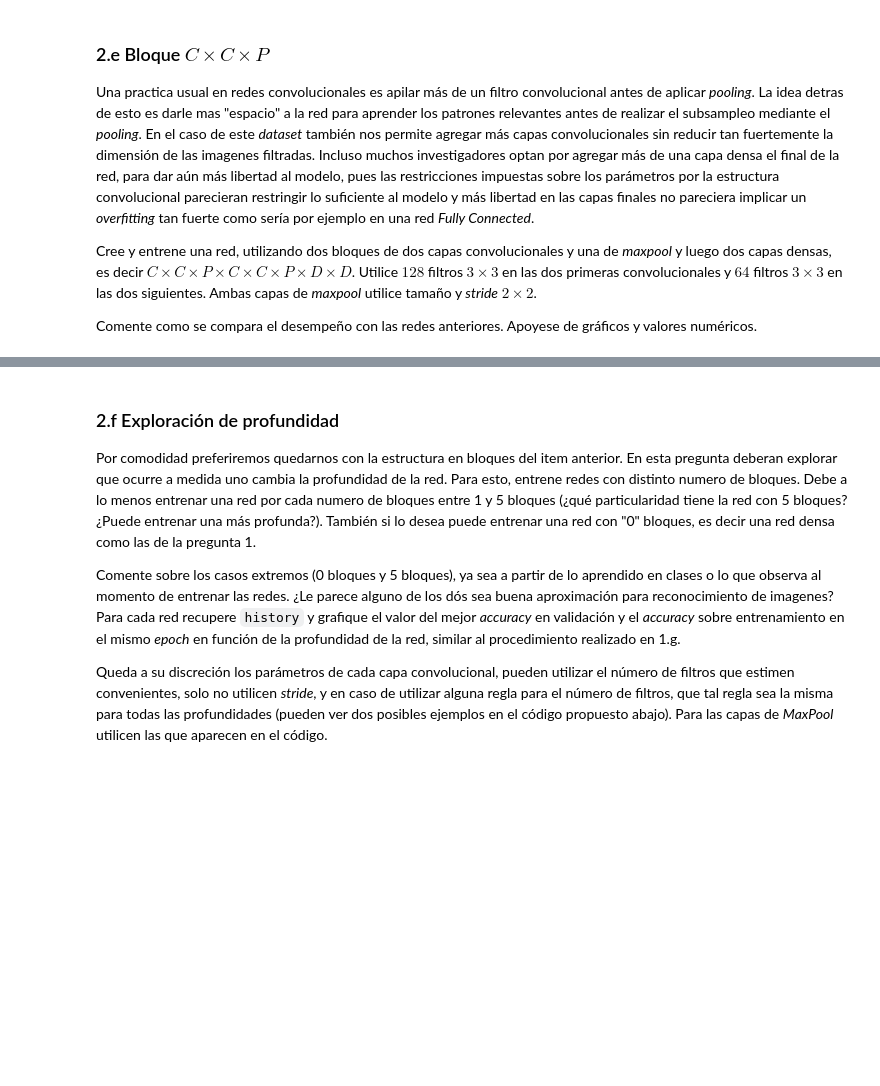
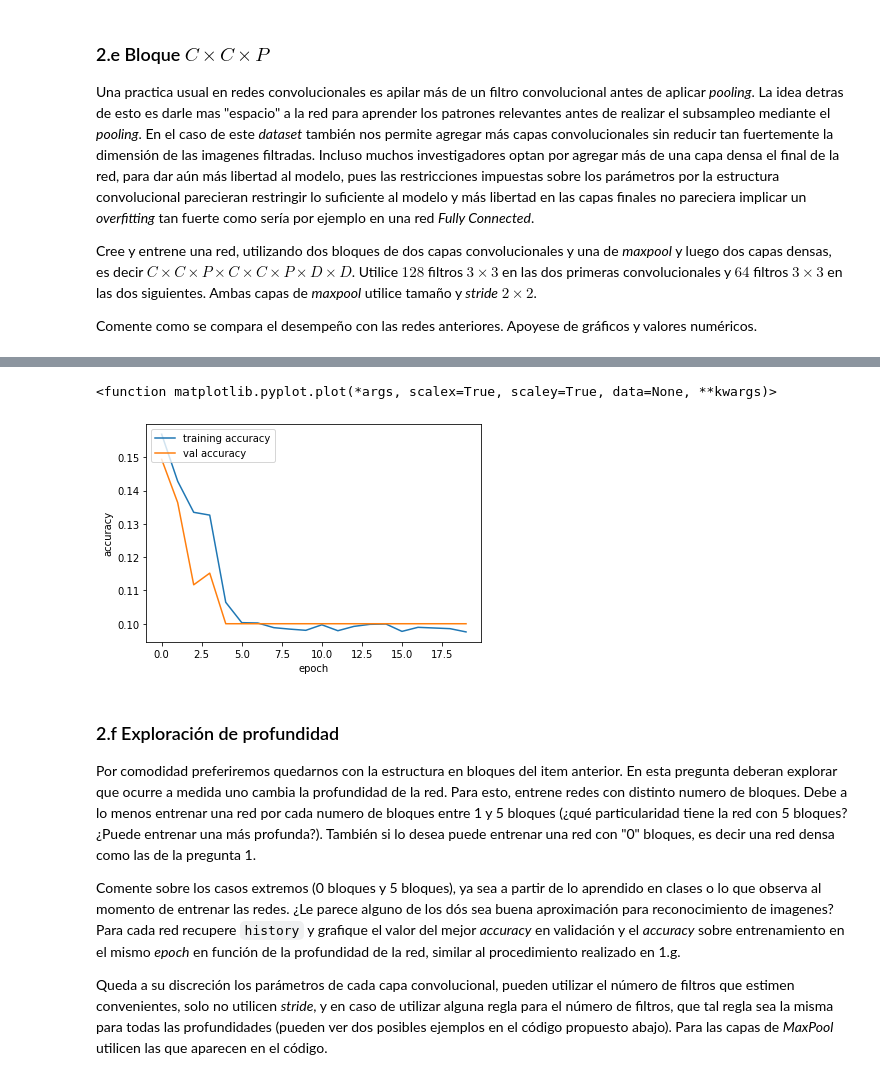
Before and after one commit to gekkoseba/Redes-neuronales, a Jupyter notebook: Tareas/Enunciado Tarea 1.ipynb, the cells around one changed output, grey strips where cells are left out. Saved outputs shown, nothing was run; the diff lists cells and outputs as text; code cells hidden in the pictures; blank space fills up the shorter version.

```diff
--- a/Tareas/Enunciado Tarea 1.ipynb
+++ b/Tareas/Enunciado Tarea 1.ipynb
@@ -1691,0 +1744,4 @@ Comente como se compara el desempeño con las redes anteriores. Apoyese de gráf
+# %%
+model.compile(optimizer='adam',loss='categorical_crossentropy',metrics=['accuracy'])
+
+history = model.fit(x_tr, y_tr, epochs=20, validation_data=(x_val,y_val))
@@ -1692,3 +1766,13 @@ Comente como se compara el desempeño con las redes anteriores. Apoyese de gráf
+# %%
+plt.plot(history.history["accuracy"],label="training accuracy")
+plt.plot(history.history["val_accuracy"],label="val accuracy")
+plt.legend(loc="upper left")
+plt.ylabel('accuracy')
+plt.xlabel('epoch')
+plt.plot
+# %% [output]
+<function matplotlib.pyplot.plot(*args, scalex=True, scaley=True, data=None, **kwargs)>
+[figure, added]
 # %% [markdown]
 ### 2.f Exploración de profundidad
 
```
Also changed, not shown: parts of 3 cells of this notebook.
